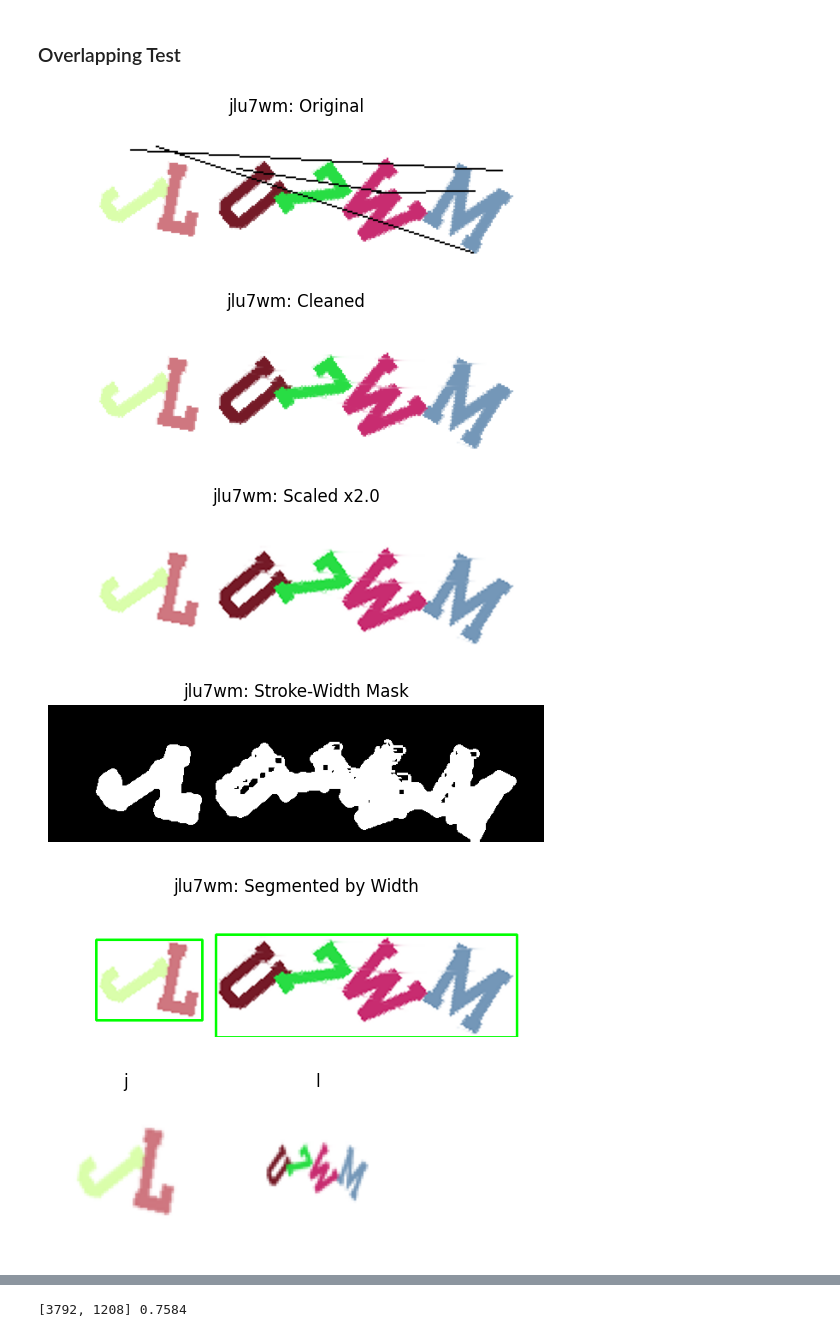
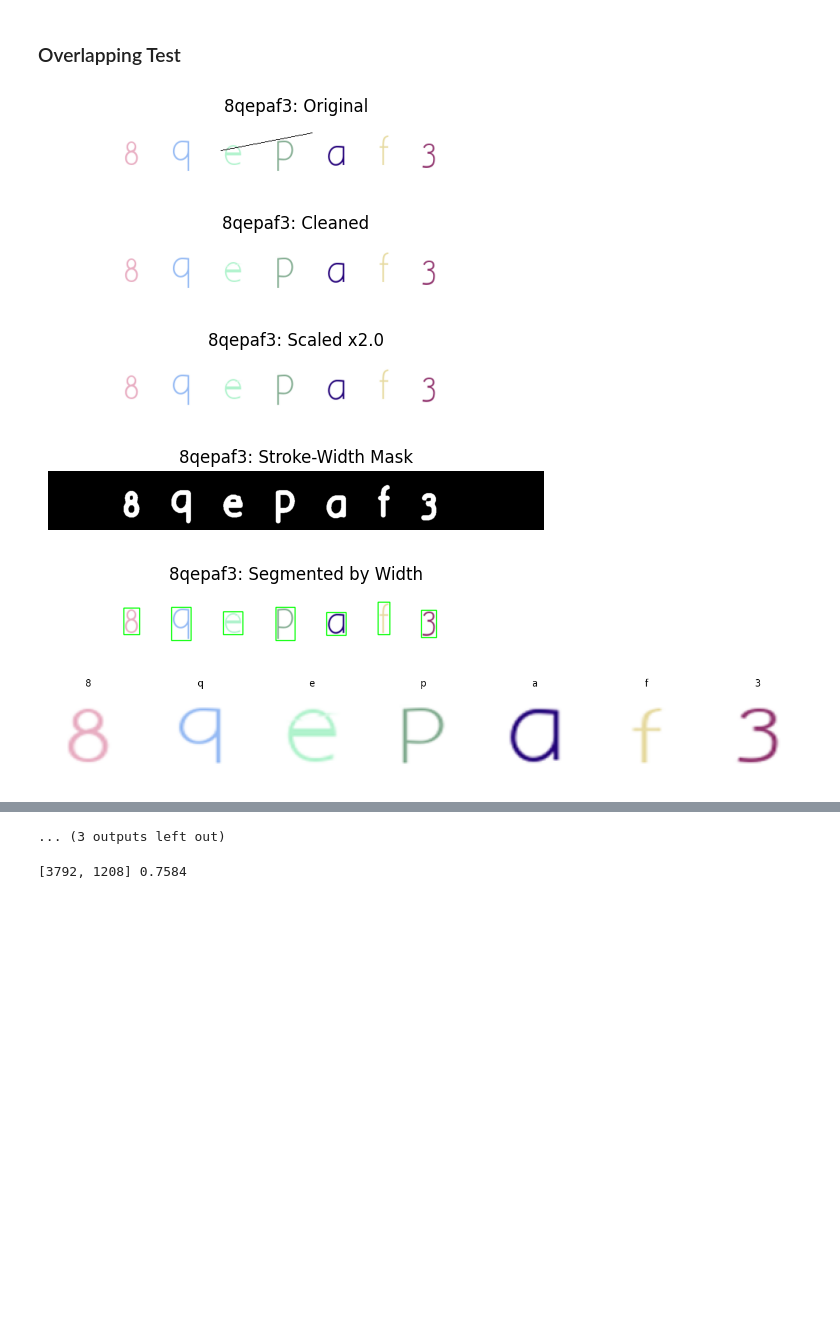
Before and after one commit to angsongyee/CS4243-miniproject, a Jupyter notebook: src/segment.ipynb, the cells around one changed output, grey strips where cells are left out. Cells and saved outputs as stored; diff of their text form; code cells hidden in the pictures; blank space fills up the shorter version.

```diff
--- a/src/segment.ipynb
+++ b/src/segment.ipynb
@@ -741,7 +741,8 @@ def split_by_top_colors(img_bgr, colors, colorspace='HSV', pad_ratio=0.25, out_s
     return sub_chars
 # %%
 # label = "qhi5yn5j"
-label = "jlu7wm"
+# label = "jlu7wm"
+label = "8qepaf3"
 img = get_img(label)
 
 show_img(img, title=f"{label}: Original")
@@ -761,36 +762,36 @@ show_img(vis, title=f"{label}: Segmented by Width")
 n = len(chars)
 cols = min(n, 8)
 rows = (n + cols - 1) // cols
 
 plt.figure(figsize=(cols*2, rows*2))
 for i, ch in enumerate(chars):
     plt.subplot(rows, cols, i+1)
     if len(ch.shape) == 2:
         plt.imshow(ch, cmap='gray')
     else:
         plt.imshow(cv2.cvtColor(ch, cv2.COLOR_BGR2RGB))
     plt.axis('off')
     if i < len(label):
         plt.title(label[i])
 plt.tight_layout()
 plt.show()
 
 expected_len = len(label)
 extracted_len = len(chars)
 
 print("Number of characters expected:", expected_len)
 print("Number of characters extracted:", extracted_len)
 
 # If number of characters extracted < expected, for each segment we split by colors
 
 colors = get_top_colors(img_scaled, n_colors=len(label))
 show_colors(colors, label="Frequency")
 
 show_masked_images(img_scaled, colors)
 # %% [output]
-[figure, old version]
+[figure, new version]
-[figure, old version]
+[figure, new version]
-[figure, old version]
+[figure, new version]
-[figure, old version]
+[figure, new version]
-[figure, old version]
+[figure, new version]
-[figure, old version]
+[figure, new version]
@@ -806,3 +805,4 @@ Number of characters extracted: 2
+... (3 outputs left out)
 # %%
 # High contrast + Color based - 2x
 def stroke_width_process(img):
```
Also changed, not shown: parts of 9 cells of this notebook, 2 other files.
